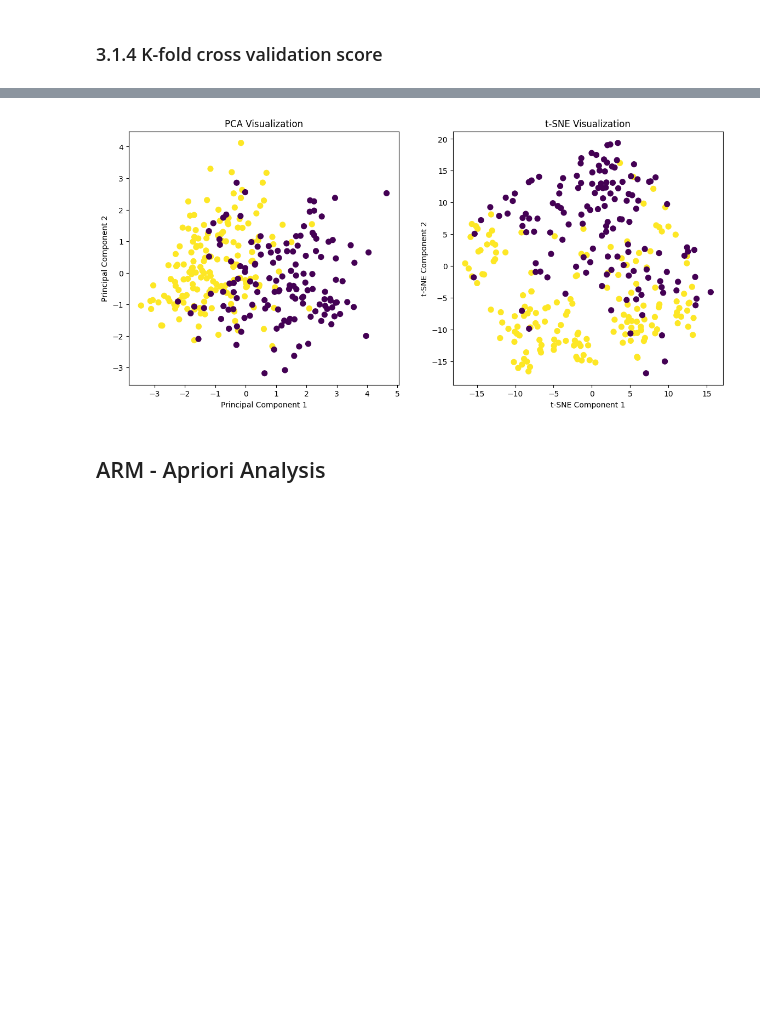
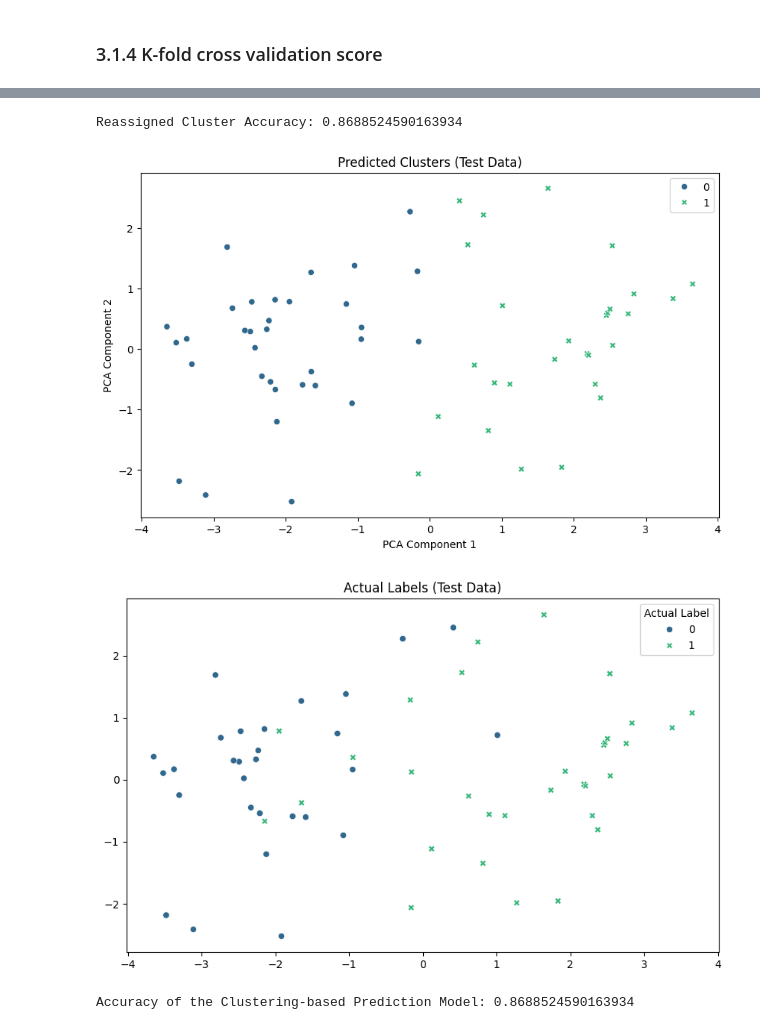
Before and after one commit to zoezhousy/Kaggle_Heart_Attack_Analysis_Prediction, a Jupyter notebook: heart-attack-prediction.ipynb, the cells around one changed output, grey strips where cells are left out. Cells and saved outputs as stored; diff of their text form; code cells hidden in the pictures; blank space fills up the shorter version.

```diff
--- a/heart-attack-prediction.ipynb
+++ b/heart-attack-prediction.ipynb
@@ -855,33 +778,39 @@ DBSCAN Silhouette Score: 0.8565395724881781
-# %%
-from sklearn.decomposition import PCA
-from sklearn.manifold import TSNE
-
-# Apply PCA
-pca = PCA(n_components=2)
-x_pca = pca.fit_transform(x)
-
-# Apply t-SNE
-tsne = TSNE(n_components=2, random_state=42)
-x_tsne = tsne.fit_transform(x)
-
-# Visualize PCA
-plt.figure(figsize=(14, 6))
-
-plt.subplot(1, 2, 1)
-plt.scatter(x_pca[:, 0], x_pca[:, 1], c=y, cmap='viridis', s=50)
-plt.title('PCA Visualization')
-plt.xlabel('Principal Component 1')
-plt.ylabel('Principal Component 2')
-
-# Visualize t-SNE
-plt.subplot(1, 2, 2)
-plt.scatter(x_tsne[:, 0], x_tsne[:, 1], c=y, cmap='viridis', s=50)
-plt.title('t-SNE Visualization')
-plt.xlabel('t-SNE Component 1')
-plt.ylabel('t-SNE Component 2')
-
-plt.show()
-# %% [output]
-[figure, removed]
-# %% [markdown]
-## ARM - Apriori Analysis
+# %%
+# Predict clusters for the test data
+test_clusters = kmeans.predict(x_test_pca)
+
+# Reassign cluster labels based on majority voting
+cluster_map = {}
+for cluster_id in np.unique(test_clusters):
+    # Find the most common true label in each cluster
+    mask = test_clusters == cluster_id
+    most_common_label = mode(y_test[mask], keepdims=True).mode[0]  # Ensure output is correctly accessed
+    cluster_map[cluster_id] = most_common_label
+
+# Map clusters to true labels
+aligned_test_clusters = np.vectorize(cluster_map.get)(test_clusters)
+accuracy = accuracy_score(y_test, aligned_test_clusters)
+print("Reassigned Cluster Accuracy:", accuracy)
+
+# Visualize the predicted clusters
+plt.figure(figsize=(10, 6))
+sns.scatterplot(x=x_test_pca[:, 0], y=x_test_pca[:, 1], hue=aligned_test_clusters, style=aligned_test_clusters, palette='viridis', legend='brief')
+plt.title('Predicted Clusters (Test Data)')
+plt.xlabel('PCA Component 1')
+plt.ylabel('PCA Component 2')
+plt.show()
+
+plt.figure(figsize=(10, 6))
+sns.scatterplot(x=x_test_pca[:, 0], y=x_test_pca[:, 1], hue=y_test, style=y_test, palette='viridis', legend='brief')
+plt.title('Actual Labels (Test Data)')
+plt.legend(title='Actual Label', loc='upper right')
+plt.show()
+# %% [output]
+Reassigned Cluster Accuracy: 0.8688524590163934
+[figure, added]
+[figure, added]
+# %%
+accuracy = accuracy_score(y_test, aligned_test_clusters)
+print("Accuracy of the Clustering-based Prediction Model:", accuracy)
+# %% [output]
+Accuracy of the Clustering-based Prediction Model: 0.8688524590163934
```
Also changed, not shown: parts of 20 cells of this notebook.
